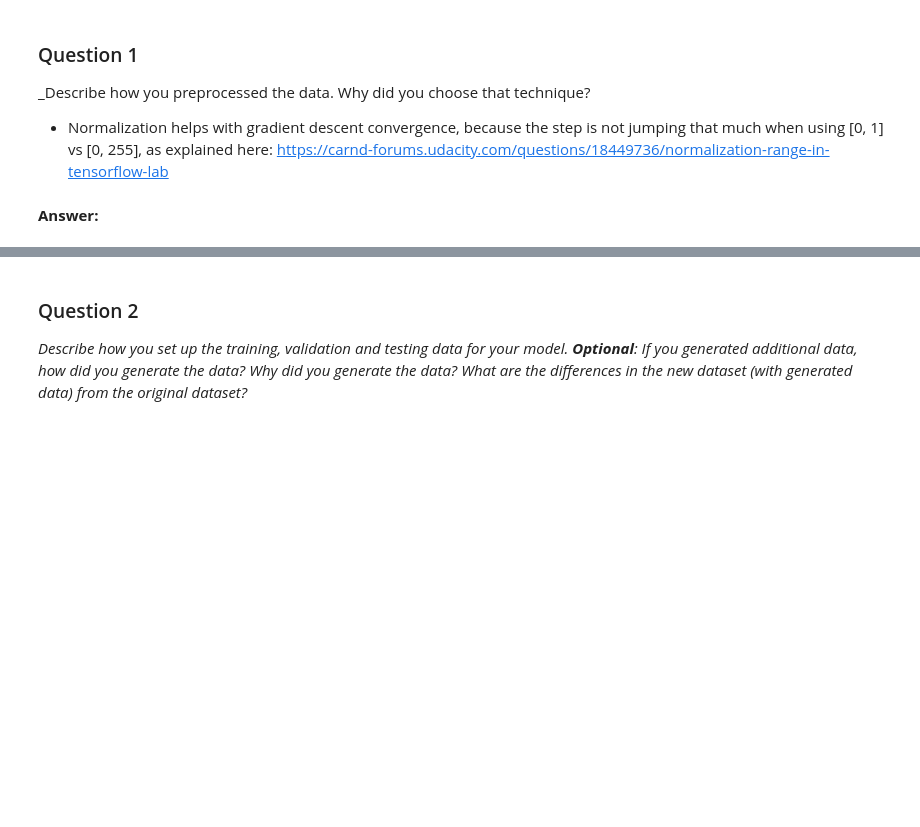
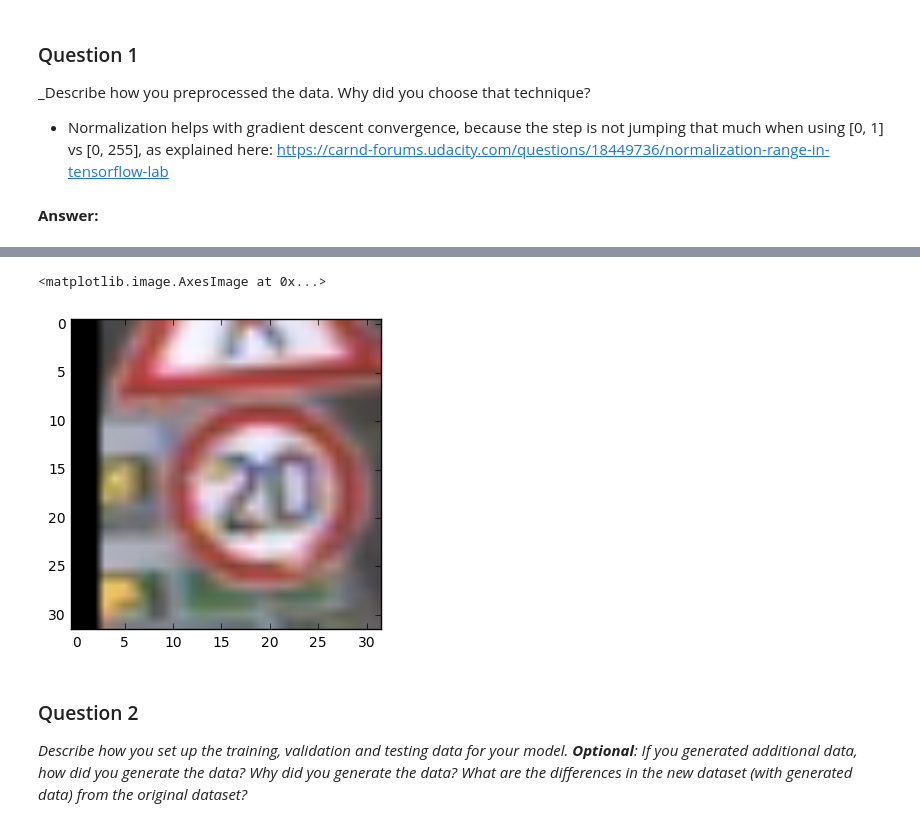
Before and after one commit to hristo-vrigazov/traffic-signs, a Jupyter notebook: Traffic_Sign_Classifier.ipynb, the cells around one changed output, grey strips where cells are left out. Drawn from its saved outputs; the diff is of its cells as text; code cells hidden in the pictures; blank space fills up the shorter version.

```diff
--- a/Traffic_Sign_Classifier.ipynb
+++ b/Traffic_Sign_Classifier.ipynb
@@ -153,0 +171,20 @@ X_train, X_validation, y_train, y_validation = train_test_split(X_train, y_train
+# %%
+train_shape = X_train.shape
+
+X_train_new = np.zeros((train_shape[0] * 3, train_shape[1], train_shape[2], train_shape[3]))
+y_train_new = np.zeros(train_shape[0] * 3)
+
+for i in range(len(X_train)):
+    X_train_new[i] = X_train[i]
+    y_train_new[i] = y_train[i]
+
+for i in range(len(X_train)):
+    X_train_new[train_shape[0] + i] = imutils.rotate(X_train[i], 15)
+    y_train_new[train_shape[0] + i] = y_train[i]
+
+for i in range(len(X_train)):
+    X_train_new[train_shape[0]*2 + i] = imutils.translate(X_train[i], 3, 0)
+    y_train_new[train_shape[0]*2 + i] = y_train[i]
+# %% [output]
+<matplotlib.image.AxesImage at 0x...>
+[figure, added]
```
Also changed, not shown: parts of 6 cells of this notebook.
